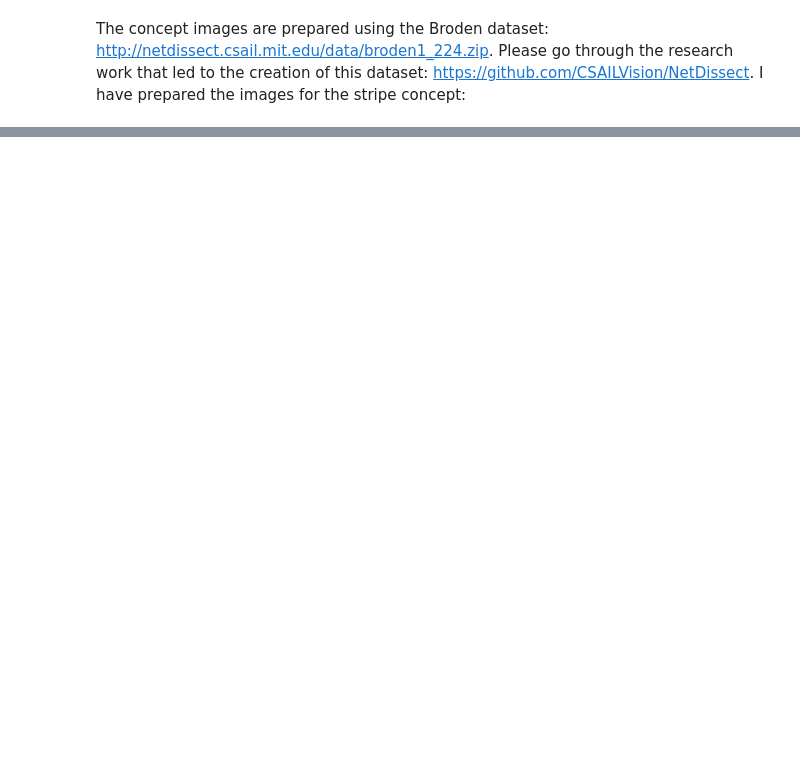
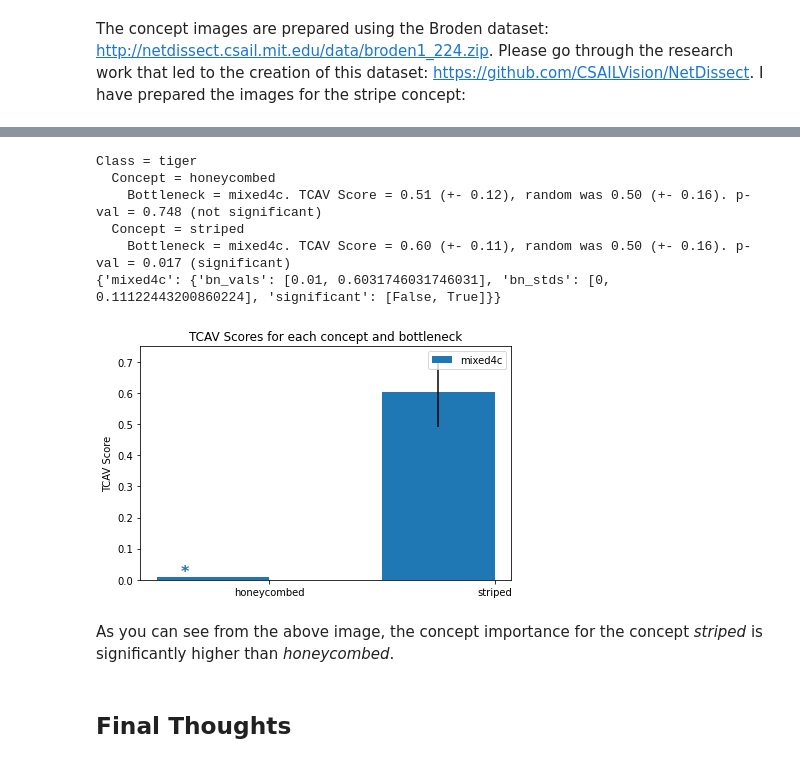
Before and after one commit to PacktPublishing/Applied-Machine-Learning-Explainability-Techniques, a Jupyter notebook: Chapter08/Intro_to_TCAV.ipynb, the cells around one changed output, grey strips where cells are left out. Saved outputs shown, nothing was run; the diff lists cells and outputs as text; code cells hidden in the pictures; blank space fills up the shorter version.

Commit message:
Added TCAV notebook

```diff
--- a/Chapter08/Intro_to_TCAV.ipynb
+++ b/Chapter08/Intro_to_TCAV.ipynb
@@ -47,0 +80,2 @@ However, the other concept that I have selected is the honeycomb pattern, which
+# %%
+act_generator = act_gen.ImageActivationGenerator(trained_model, source_dir, activation_dir, max_examples=100)
@@ -47,0 +86,2 @@ However, the other concept that I have selected is the honeycomb pattern, which
+# %%
+bottlenecks = [ 'mixed4c']
@@ -47,0 +92,11 @@ However, the other concept that I have selected is the honeycomb pattern, which
+# %%
+num_random_exp=15
+
+mytcav = tcav.TCAV(sess,
+                   target,
+                   concepts,
+                   bottlenecks,
+                   act_generator,
+                   alphas,
+                   cav_dir=cav_dir,
+                   num_random_exp=num_random_exp)
@@ -47,0 +121,2 @@ However, the other concept that I have selected is the honeycomb pattern, which
+# %%
+results = mytcav.run(run_parallel=False)
@@ -47,0 +141,14 @@ However, the other concept that I have selected is the honeycomb pattern, which
+# %%
+utils_plot.plot_results(results, num_random_exp=num_random_exp)
+# %% [output]
+Class = tiger
+  Concept = honeycombed
+    Bottleneck = mixed4c. TCAV Score = 0.51 (+- 0.12), random was 0.50 (+- 0.16). p-val = 0.748 (not significant)
+  Concept = striped
+    Bottleneck = mixed4c. TCAV Score = 0.60 (+- 0.11), random was 0.50 (+- 0.16). p-val = 0.017 (significant)
+{'mixed4c': {'bn_vals': [0.01, 0.6031746031746031], 'bn_stds': [0, 0.11122443200860224], 'significant': [False, True]}}
+[figure, added]
+# %% [markdown]
+As you can see from the above image, the concept importance for the concept *striped* is significantly higher than *honeycombed*.
+# %% [markdown]
+## Final Thoughts
```
Also changed, not shown: parts of 17 cells of this notebook.
